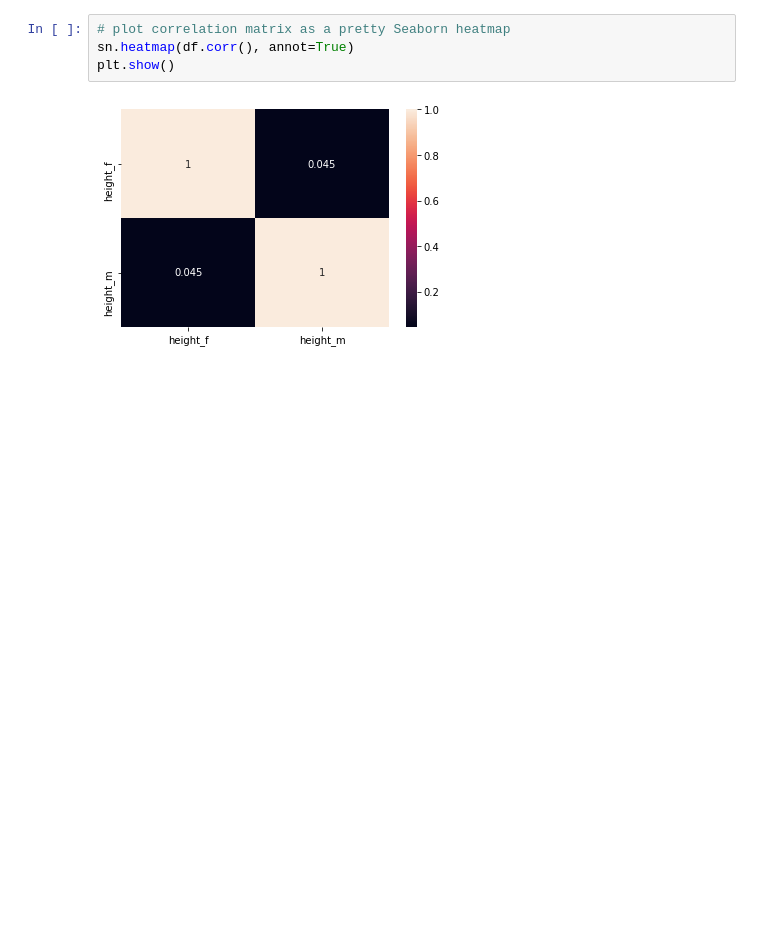
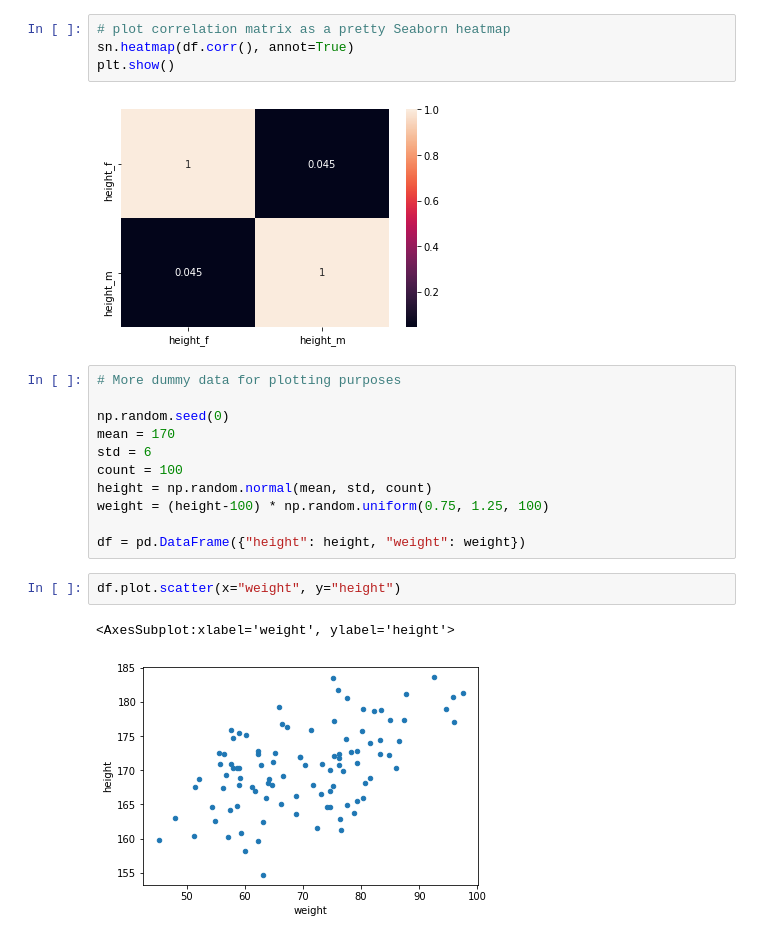
Before and after one commit to oli-hall/pandas-cheatsheet, a Jupyter notebook: Pandas DataFrames.ipynb, the cells around one changed output. Cells and saved outputs as stored; diff of their text form; blank space fills up the shorter version.

Commit message:
Add a scatter plot example

```diff
--- a/Pandas DataFrames.ipynb
+++ b/Pandas DataFrames.ipynb
@@ -77,3 +77,19 @@ sn.heatmap(df.corr(), annot=True)
 plt.show()
 # %% [output]
 [figure]
+# %%
+# More dummy data for plotting purposes
+
+np.random.seed(0)
+mean = 170
+std = 6
+count = 100
+height = np.random.normal(mean, std, count)
+weight = (height-100) * np.random.uniform(0.75, 1.25, 100)
+
+df = pd.DataFrame({"height": height, "weight": weight})
+# %%
+df.plot.scatter(x="weight", y="height")
+# %% [output]
+<AxesSubplot:xlabel='weight', ylabel='height'>
+[figure, added]
```
Also changed, not shown: parts of 1 cell of this notebook, 1 other file.
